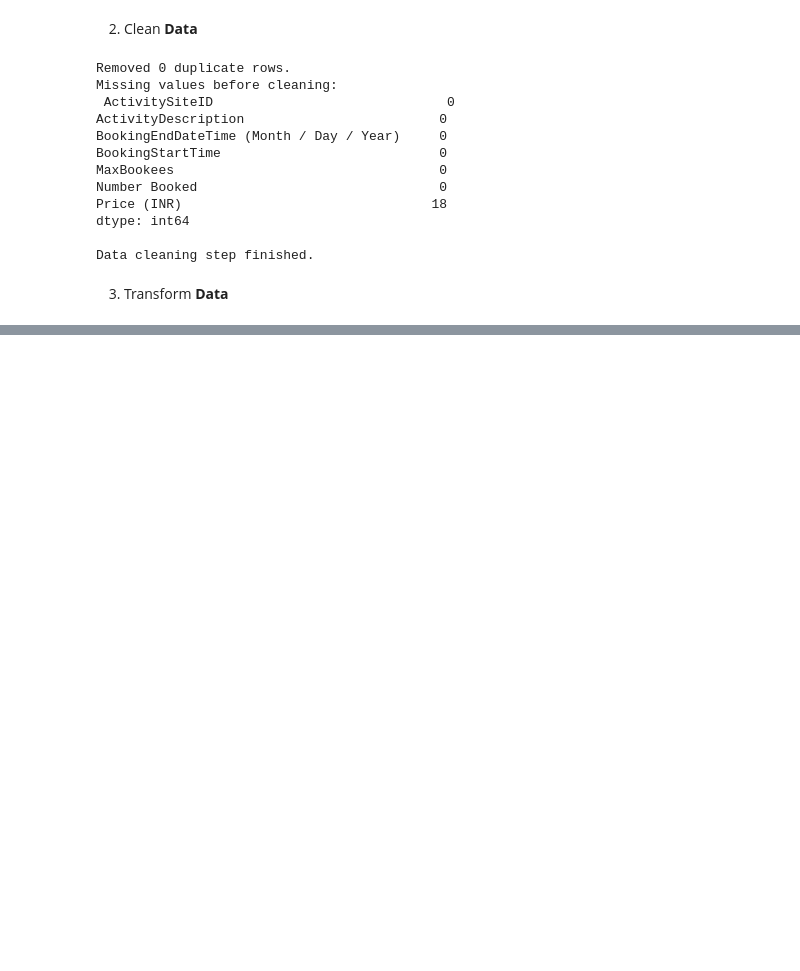
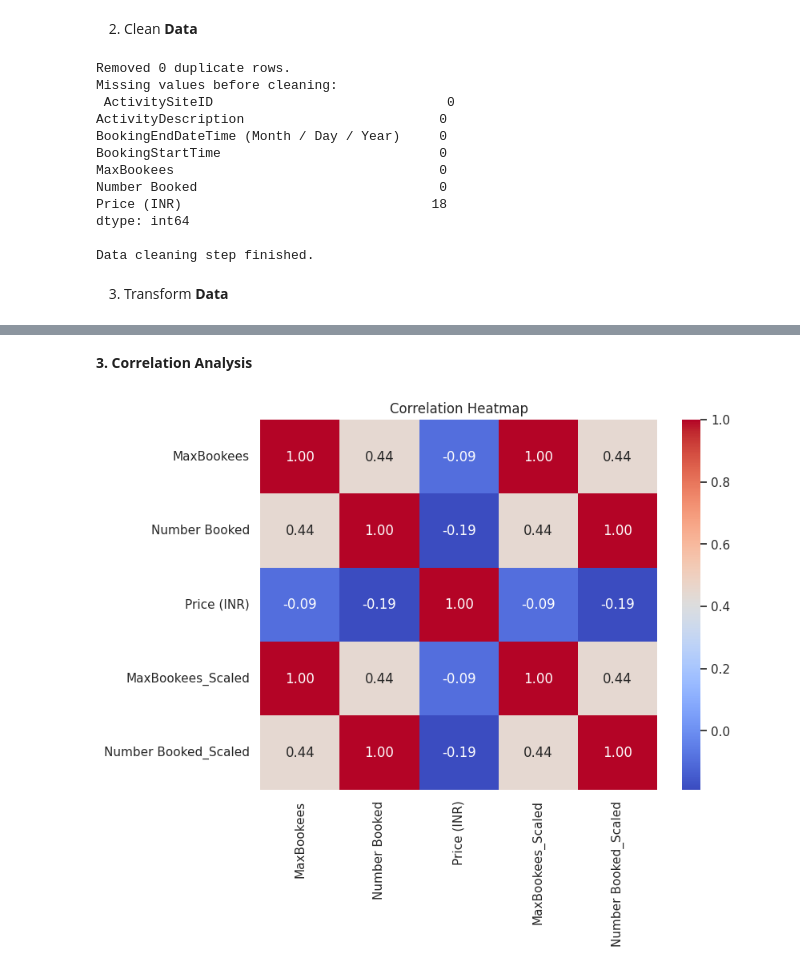
Before and after one commit to Tejaswini-AnalyticsExpert/Data-Cleaning-Preprocessing, a Jupyter notebook: Welcome_to_Colab.ipynb, the cells around one changed output, grey strips where cells are left out. Saved outputs shown, nothing was run; the diff lists cells and outputs as text; code cells hidden in the pictures; blank space fills up the shorter version.

```diff
--- a/Welcome_to_Colab.ipynb
+++ b/Welcome_to_Colab.ipynb
@@ -91,0 +138,16 @@ Data transformation complete!
+# %% [markdown]
+**3. Correlation Analysis**
+# %%
+# Select only numerical columns for correlation
+numerical_df = df.select_dtypes(include=['float64', 'int64'])
+
+# Calculate correlation matrix
+correlation_matrix = numerical_df.corr()
+
+# Visualize with a Heatmap
+plt.figure(figsize=(8, 6))
+sns.heatmap(correlation_matrix, annot=True, cmap='coolwarm', fmt=".2f")
+plt.title('Correlation Heatmap')
+plt.show()
+# %% [output]
+[figure, added]
```
Also changed, not shown: parts of 5 cells of this notebook.
